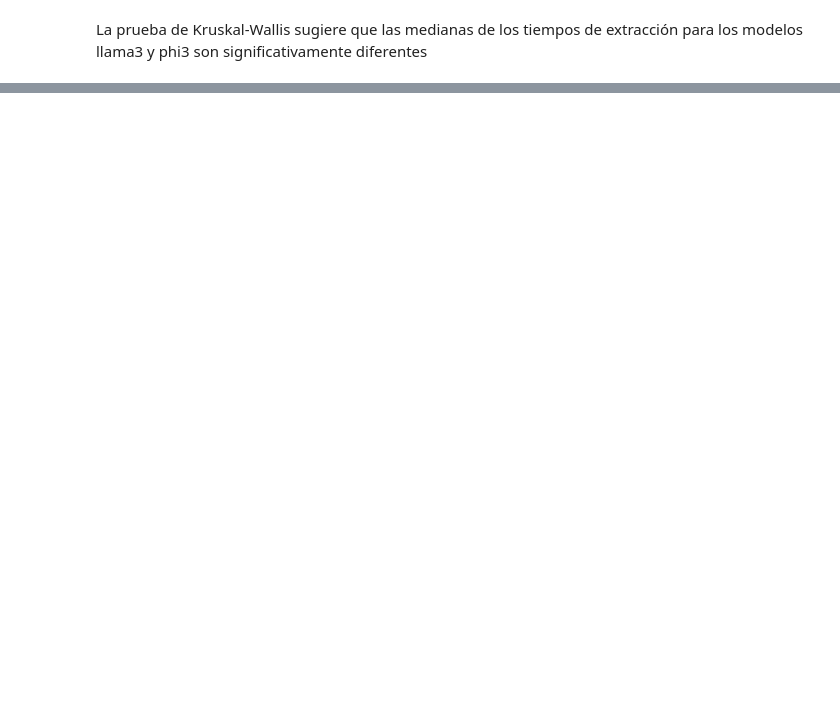
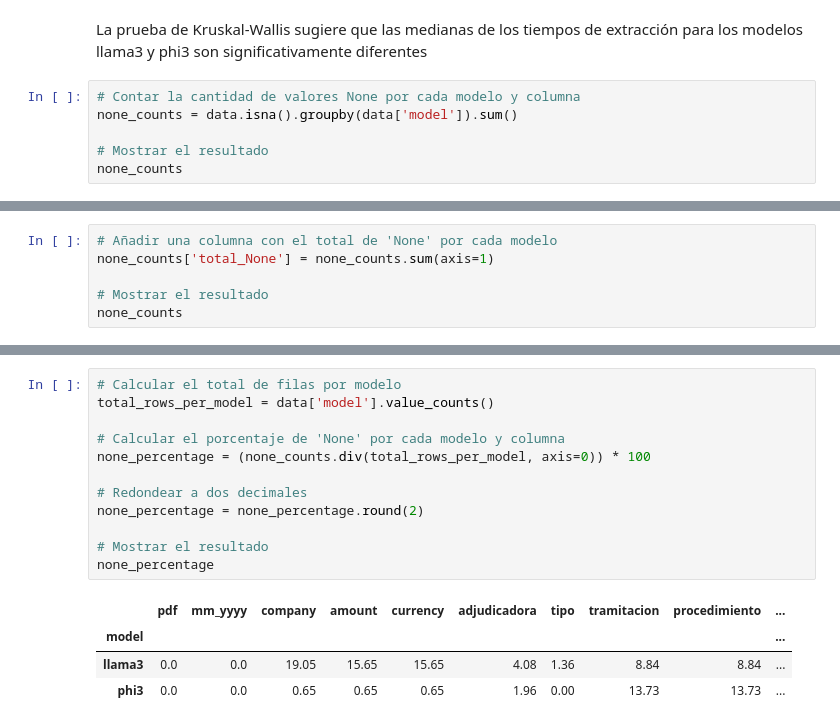
Before and after one commit to danmorper/tfg_analysis, a Jupyter notebook: analysis.ipynb, the cells around one changed output, grey strips where cells are left out. Saved outputs shown, nothing was run; the diff lists cells and outputs as text; blank space fills up the shorter version.

```diff
--- a/analysis.ipynb
+++ b/analysis.ipynb
@@ -493,2 +493,8 @@ KruskalResult(statistic=np.float64(86.41177160930306), pvalue=np.float64(1.46112
 # %% [markdown]
 La prueba de Kruskal-Wallis sugiere que las medianas de los tiempos de extracción para los modelos llama3 y phi3 son significativamente diferentes
+# %%
+# Contar la cantidad de valores None por cada modelo y columna
+none_counts = data.isna().groupby(data['model']).sum()
+
+# Mostrar el resultado
+none_counts
@@ -494,0 +506,6 @@ La prueba de Kruskal-Wallis sugiere que las medianas de los tiempos de extracci
+# %%
+# Añadir una columna con el total de 'None' por cada modelo
+none_counts['total_None'] = none_counts.sum(axis=1)
+
+# Mostrar el resultado
+none_counts
@@ -494,0 +524,17 @@ La prueba de Kruskal-Wallis sugiere que las medianas de los tiempos de extracci
+# %%
+# Calcular el total de filas por modelo
+total_rows_per_model = data['model'].value_counts()
+
+# Calcular el porcentaje de 'None' por cada modelo y columna
+none_percentage = (none_counts.div(total_rows_per_model, axis=0)) * 100
+
+# Redondear a dos decimales
+none_percentage = none_percentage.round(2)
+
+# Mostrar el resultado
+none_percentage
+# %% [output]
+|  | pdf | mm_yyyy | company | amount | currency | adjudicadora | tipo | tramitacion | procedimiento | ... |
+| model |  |  |  |  |  |  |  |  |  | ... |
+| llama3 | 0.0 | 0.0 | 19.05 | 15.65 | 15.65 | 4.08 | 1.36 | 8.84 | 8.84 | ... |
+| phi3 | 0.0 | 0.0 | 0.65 | 0.65 | 0.65 | 1.96 | 0.00 | 13.73 | 13.73 | ... |
```
Also changed, not shown: parts of 31 cells of this notebook, 5 other files.
